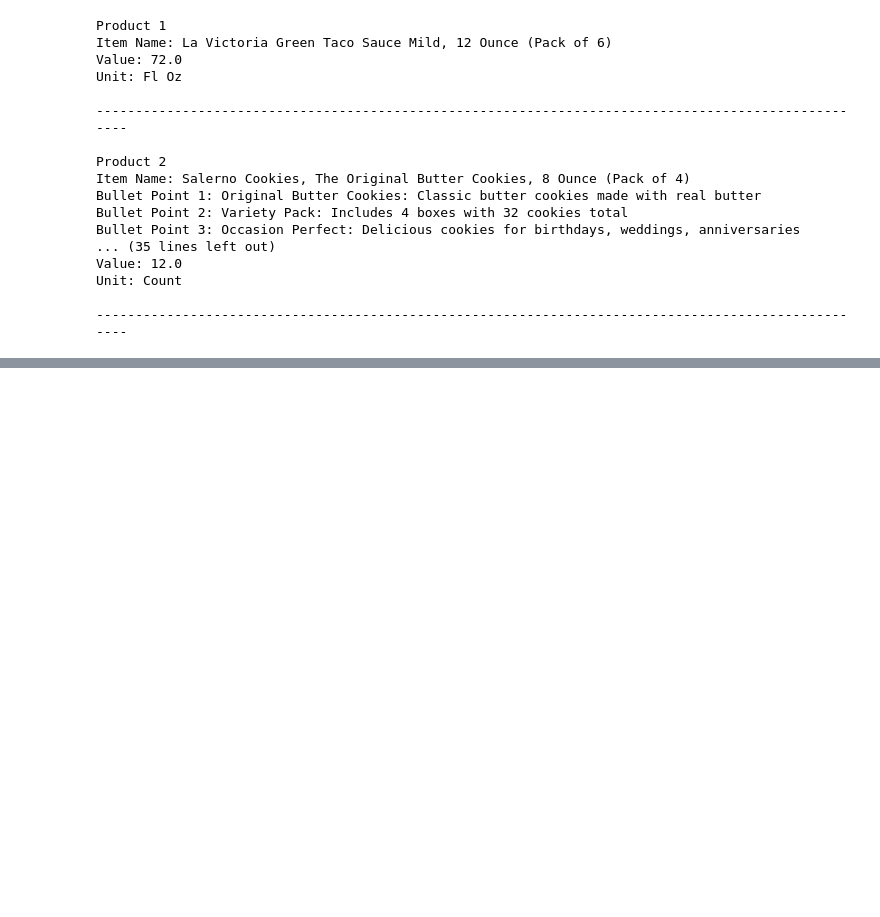
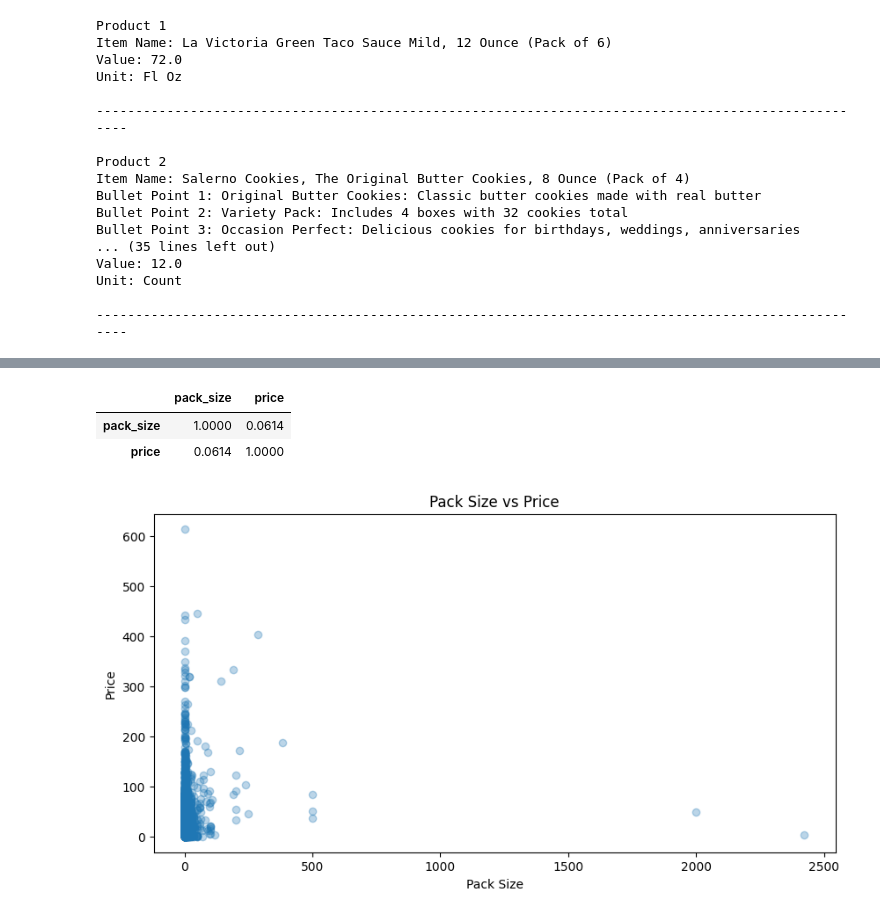
Before and after one commit to AnmolChetani/pricelens-ai, a Jupyter notebook: notebooks/01_EDA.ipynb, the cells around one changed output, grey strips where cells are left out. Cells and saved outputs as stored; diff of their text form; code cells hidden in the pictures; blank space fills up the shorter version.

```diff
--- a/notebooks/01_EDA.ipynb
+++ b/notebooks/01_EDA.ipynb
@@ -264,0 +265,17 @@ plt.show()
+# %%
+import re
+
+def extract_pack_size(text):
+    text = str(text).lower()
+
+    match = re.search(r'pack of (\d+)', text)
+    if match:
+        return int(match.group(1))
+
+    match = re.search(r'(\d+)\s*per case', text)
+    if match:
+        return int(match.group(1))
+
+    return 1
+
+train_df["pack_size"] = train_df["catalog_content"].apply(extract_pack_size)
@@ -264,0 +317,22 @@ plt.show()
+# %%
+train_df[["pack_size", "price"]].corr()
+# %% [output]
+|  | pack_size | price |
+| pack_size | 1.0000 | 0.0614 |
+| price | 0.0614 | 1.0000 |
+# %%
+plt.figure(figsize=(10,5))
+
+plt.scatter(
+    train_df["pack_size"],
+    train_df["price"],
+    alpha=0.3
+)
+
+plt.xlabel("Pack Size")
+plt.ylabel("Price")
+plt.title("Pack Size vs Price")
+
+plt.show()
+# %% [output]
+[figure, added]
```
Also changed, not shown: parts of 22 cells of this notebook.
